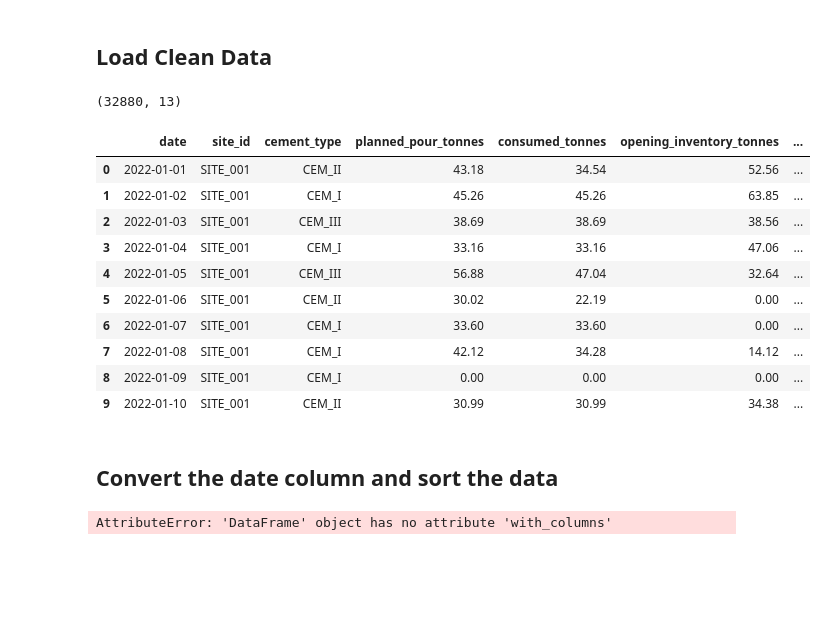
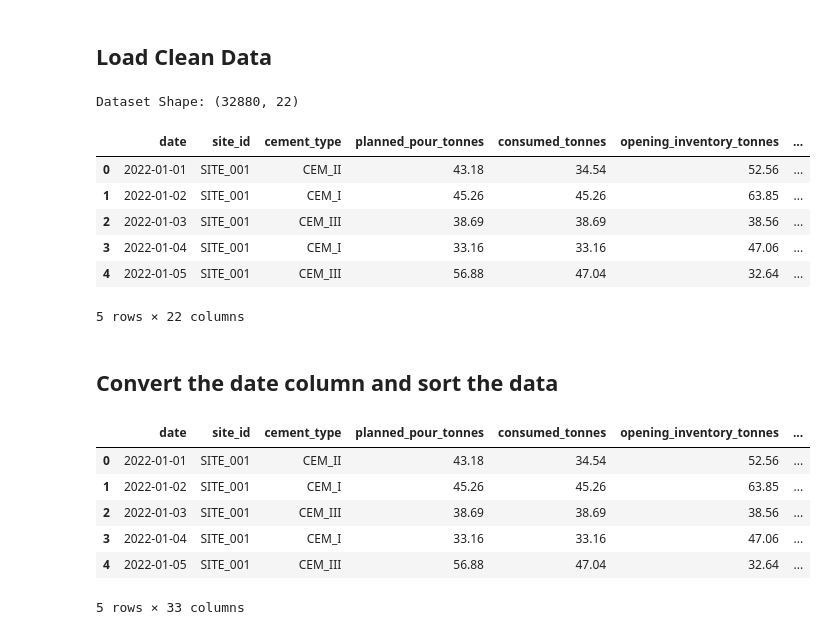
Before and after one commit to Olamideoo/MIG_Cement_Demand_Forecasting, a Jupyter notebook: NOTEBOOKS/03_Feature_Engineering.ipynb, the cells around one changed output. Cells and saved outputs as stored; diff of their text form; code cells hidden in the pictures; blank space fills up the shorter version.

Commit message:
Update feature engineering using cleaned dataset

```diff
--- a/NOTEBOOKS/03_Feature_Engineering.ipynb
+++ b/NOTEBOOKS/03_Feature_Engineering.ipynb
@@ -24,34 +24,36 @@ from mig_cement.data import load, validate, preprocess
 # %% [markdown]
 ## Load Clean Data
 # %%
-panel = load.load_panel()
+panel = pd.read_parquet(settings.interim_dir / "operations_clean.parquet")
 
-print(panel.shape)
-panel.head(10)
+print(f"Dataset Shape: {panel.shape}")
+
+panel.head()
 # %% [output]
-(32880, 13)
+Dataset Shape: (32880, 22)
 |  | date | site_id | cement_type | planned_pour_tonnes | consumed_tonnes | opening_inventory_tonnes | ... |
 | 0 | 2022-01-01 | SITE_001 | CEM_II | 43.18 | 34.54 | 52.56 | ... |
 | 1 | 2022-01-02 | SITE_001 | CEM_I | 45.26 | 45.26 | 63.85 | ... |
 | 2 | 2022-01-03 | SITE_001 | CEM_III | 38.69 | 38.69 | 38.56 | ... |
 | 3 | 2022-01-04 | SITE_001 | CEM_I | 33.16 | 33.16 | 47.06 | ... |
 | 4 | 2022-01-05 | SITE_001 | CEM_III | 56.88 | 47.04 | 32.64 | ... |
-| 5 | 2022-01-06 | SITE_001 | CEM_II | 30.02 | 22.19 | 0.00 | ... |
-| 6 | 2022-01-07 | SITE_001 | CEM_I | 33.60 | 33.60 | 0.00 | ... |
-| 7 | 2022-01-08 | SITE_001 | CEM_I | 42.12 | 34.28 | 14.12 | ... |
-| 8 | 2022-01-09 | SITE_001 | CEM_I | 0.00 | 0.00 | 0.00 | ... |
-| 9 | 2022-01-10 | SITE_001 | CEM_II | 30.99 | 30.99 | 34.38 | ... |
+5 rows × 22 columns
 # %% [markdown]
 ## Convert the date column and sort the data
 # %%
-panel = (
-    panel
-    .assign(date=pd.to_datetime(panel["date"]))
-    .sort_values(["site_id", "date"], ignore_index=True)
-)
+# Convert date column to datetime
+panel["date"] = pd.to_datetime(panel["date"])
 
+# Sort the data by site and date
+panel = panel.sort_values(["site_id", "date"]).reset_index(drop=True)
+
+# Check the first few rows
 panel.head()
-
-panel.head()
 # %% [output]
+|  | date | site_id | cement_type | planned_pour_tonnes | consumed_tonnes | opening_inventory_tonnes | ... |
+| 0 | 2022-01-01 | SITE_001 | CEM_II | 43.18 | 34.54 | 52.56 | ... |
+| 1 | 2022-01-02 | SITE_001 | CEM_I | 45.26 | 45.26 | 63.85 | ... |
+| 2 | 2022-01-03 | SITE_001 | CEM_III | 38.69 | 38.69 | 38.56 | ... |
+| 3 | 2022-01-04 | SITE_001 | CEM_I | 33.16 | 33.16 | 47.06 | ... |
+| 4 | 2022-01-05 | SITE_001 | CEM_III | 56.88 | 47.04 | 32.64 | ... |
-AttributeError: 'DataFrame' object has no attribute 'with_columns'
+5 rows × 33 columns
```
Also changed, not shown: parts of 10 cells of this notebook.
